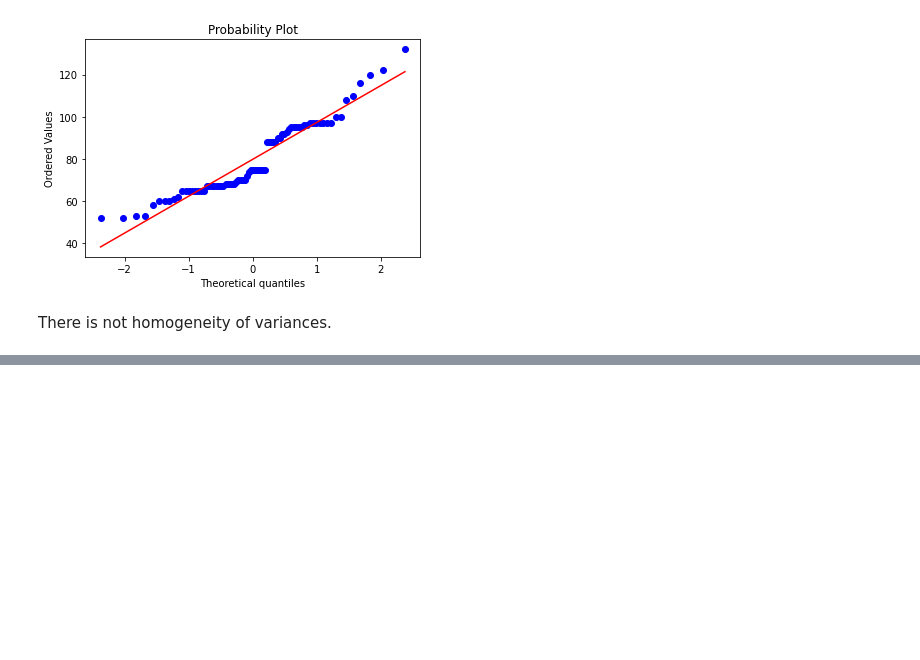
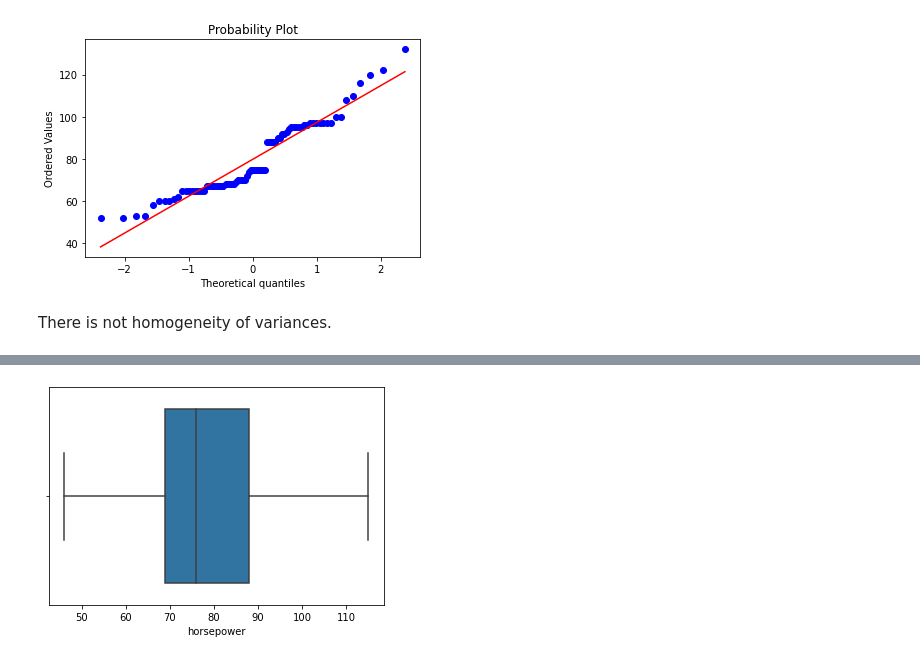
Before and after one commit to elipopovadev/Statistics-for-Data-Analysis-Using-Python, a Jupyter notebook: ANOVA/Test ANOVA assumptions.ipynb, the cells around one changed output, grey strips where cells are left out. Cells and saved outputs as stored; diff of their text form; code cells hidden in the pictures; blank space fills up the shorter version.

```diff
--- a/ANOVA/Test ANOVA assumptions.ipynb
+++ b/ANOVA/Test ANOVA assumptions.ipynb
@@ -111,0 +141,7 @@ There is not homogeneity of variances.
+# %%
+group1_new = group1[group1 < 120]
+# %%
+sns.boxplot(x=group1_new)
+plt.show()
+# %% [output]
+[figure, added]
```
Also changed, not shown: parts of 22 cells of this notebook.
